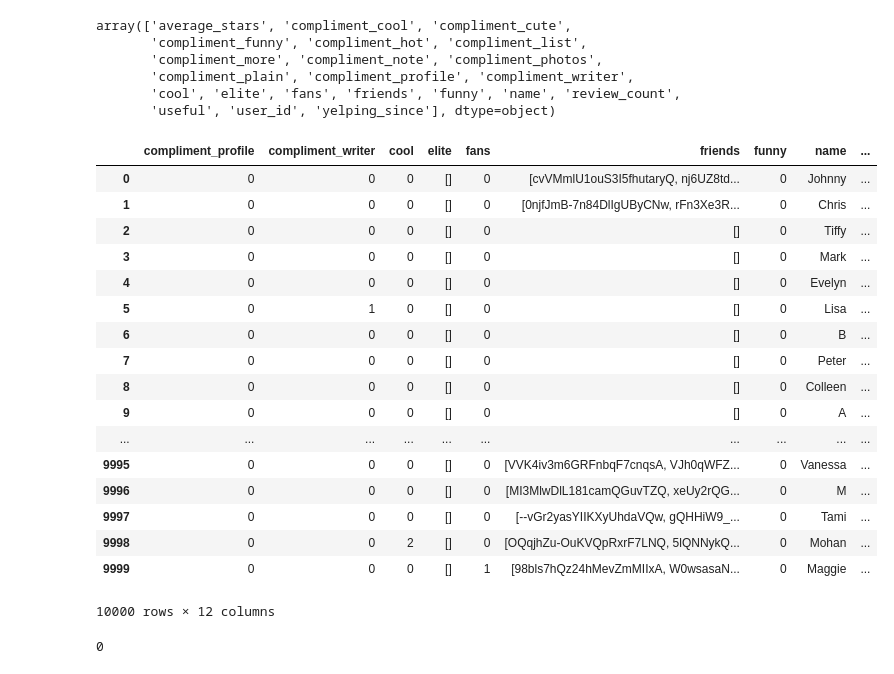
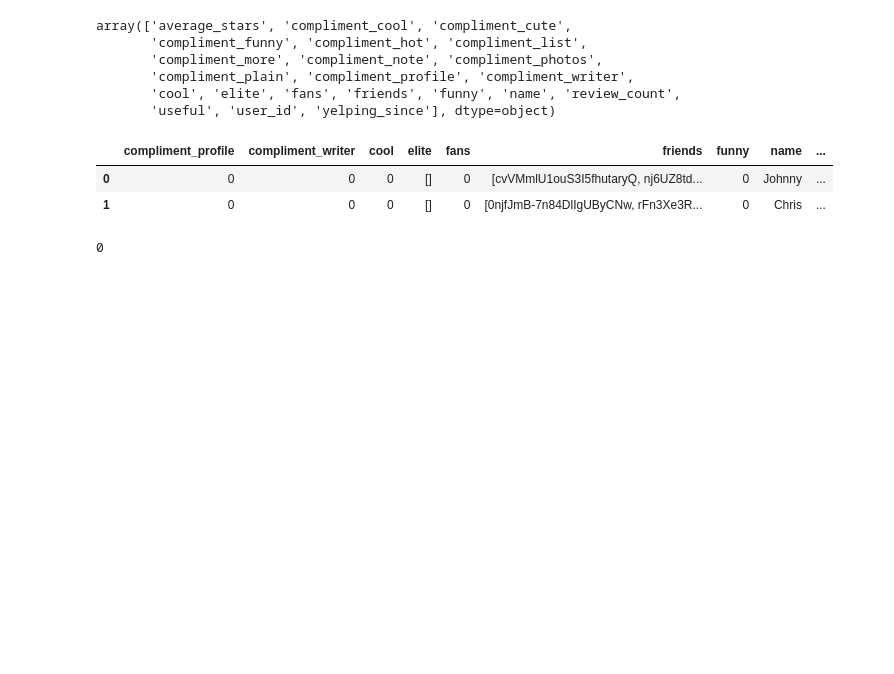
Before and after one commit to sanjames/DataProjects, a Jupyter notebook: Yelp Dataset-EDA-SJ.ipynb, the cells around one changed output. Saved outputs shown, nothing was run; the diff lists cells and outputs as text; code cells hidden in the pictures; blank space fills up the shorter version.

```diff
--- a/Yelp Dataset-EDA-SJ.ipynb
+++ b/Yelp Dataset-EDA-SJ.ipynb
@@ -601,26 +549,11 @@ array(['average_stars', 'compliment_cool', 'compliment_cute',
 # %%
 yelp_user[['compliment_profile', 'compliment_writer',
        'cool', 'elite', 'fans', 'friends', 'funny', 'name', 'review_count',
-       'useful', 'user_id', 'yelping_since']]
+       'useful', 'user_id', 'yelping_since']].head(2)
 # %% [output]
 |  | compliment_profile | compliment_writer | cool | elite | fans | friends | funny | name | ... |
 | 0 | 0 | 0 | 0 | [] | 0 | [cvVMmlU1ouS3I5fhutaryQ, nj6UZ8td... | 0 | Johnny | ... |
 | 1 | 0 | 0 | 0 | [] | 0 | [0njfJmB-7n84DlIgUByCNw, rFn3Xe3R... | 0 | Chris | ... |
-| 2 | 0 | 0 | 0 | [] | 0 | [] | 0 | Tiffy | ... |
-| 3 | 0 | 0 | 0 | [] | 0 | [] | 0 | Mark | ... |
-| 4 | 0 | 0 | 0 | [] | 0 | [] | 0 | Evelyn | ... |
-| 5 | 0 | 1 | 0 | [] | 0 | [] | 0 | Lisa | ... |
-| 6 | 0 | 0 | 0 | [] | 0 | [] | 0 | B | ... |
-| 7 | 0 | 0 | 0 | [] | 0 | [] | 0 | Peter | ... |
-| 8 | 0 | 0 | 0 | [] | 0 | [] | 0 | Colleen | ... |
-| 9 | 0 | 0 | 0 | [] | 0 | [] | 0 | A | ... |
-| ... | ... | ... | ... | ... | ... | ... | ... | ... | ... |
-| 9995 | 0 | 0 | 0 | [] | 0 | [VVK4iv3m6GRFnbqF7cnqsA, VJh0qWFZ... | 0 | Vanessa | ... |
-| 9996 | 0 | 0 | 0 | [] | 0 | [MI3MlwDlL181camQGuvTZQ, xeUy2rQG... | 0 | M | ... |
-| 9997 | 0 | 0 | 0 | [] | 0 | [--vGr2yasYIIKXyUhdaVQw, gQHHiW9_... | 0 | Tami | ... |
-| 9998 | 0 | 0 | 2 | [] | 0 | [OQqjhZu-OuKVQpRxrF7LNQ, 5lQNNykQ... | 0 | Mohan | ... |
-| 9999 | 0 | 0 | 0 | [] | 1 | [98bls7hQz24hMevZmMIIxA, W0wsasaN... | 0 | Maggie | ... |
-10000 rows × 12 columns
 # %%
 yelp_user['elite'].isnull().sum()
 # %% [output]
```
Also changed, not shown: parts of 19 cells of this notebook.
